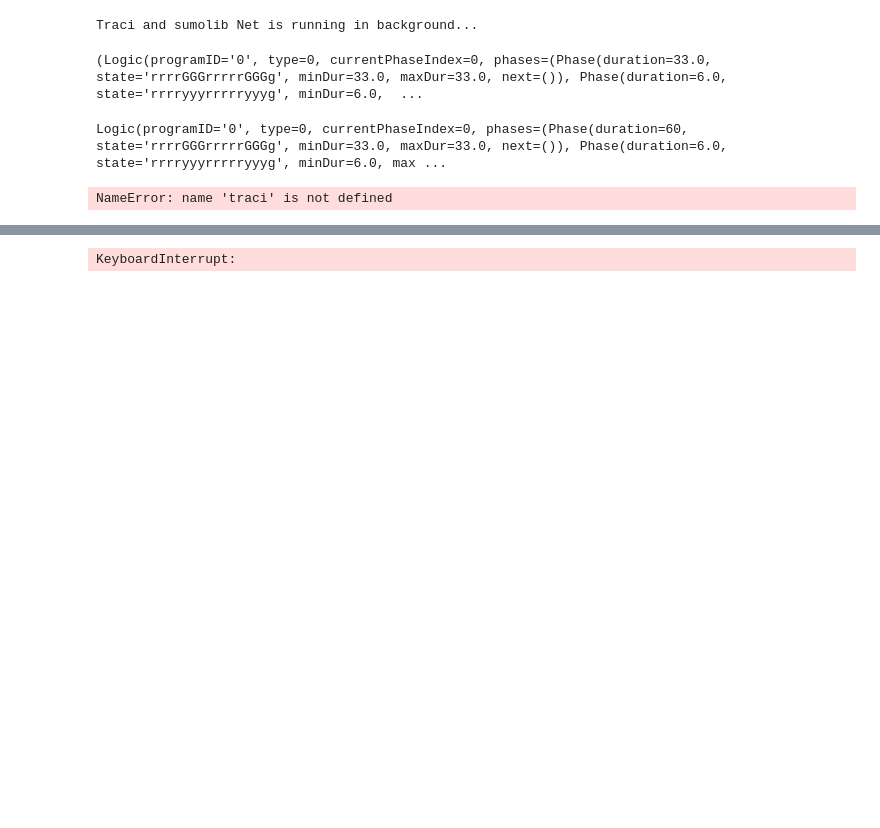
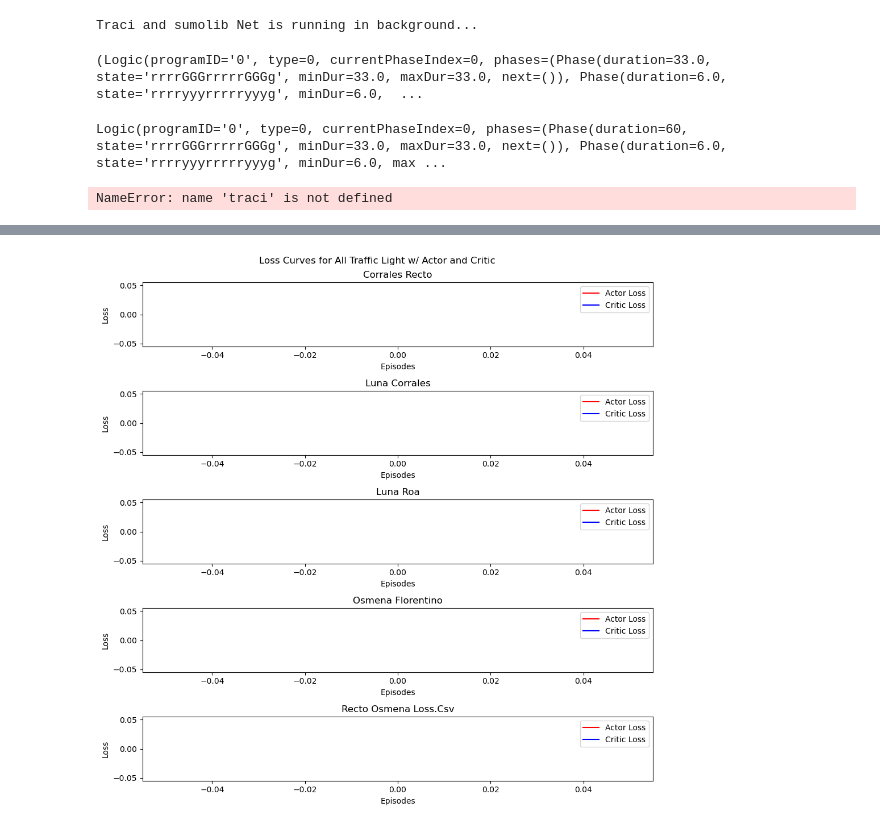
Before and after one commit to Nins16/DQL_AveEntLumRei-1, a Jupyter notebook: Playground.ipynb, the cells around one changed output, grey strips where cells are left out. Cells and saved outputs as stored; diff of their text form; code cells hidden in the pictures; blank space fills up the shorter version.

```diff
--- a/Playground.ipynb
+++ b/Playground.ipynb
@@ -148,32 +148,32 @@ def get_csv_files(directory):
     List[str]: A list of paths to CSV files in the directory.
     """
     csv_files = []
     for file in glob.glob(os.path.join(directory, '*.csv')):
         csv_files.append(file)
     return csv_files
 
 log_files = get_csv_files(r'loss_logs')
 
 
 
 while True:
-    fig, ax = plt.subplots(len(log_files), figsize=[15,10])
+    fig, ax = plt.subplots(len(log_files), figsize=[10,10])
     for idx, file in enumerate(log_files):
         df = pd.read_csv(file)
 
         cur_ax = ax[idx]
         cur_ax.plot(df.index.to_list(), df.iloc[:,0], label='Actor Loss', color='r')
         cur_ax.plot(df.index.to_list(), df.iloc[:,1], label='Critic Loss', color='b')
         ax_name = ' '.join(os.path.basename(file).split('tl_loss.')[0].split('_'))
         cur_ax.set_xlabel('Episodes')
         cur_ax.set_ylabel('Loss')
         cur_ax.set_title(ax_name.title().strip())
         cur_ax.legend()
 
     fig.suptitle('Loss Curves for All Traffic Light w/ Actor and Critic')
     fig.tight_layout()
     plt.show()
     time.sleep(5)
     clear_output(wait=True)
 # %% [output]
-KeyboardInterrupt:
+[figure, added]
```
Also changed, not shown: parts of 1 cell of this notebook, 8 other files.
